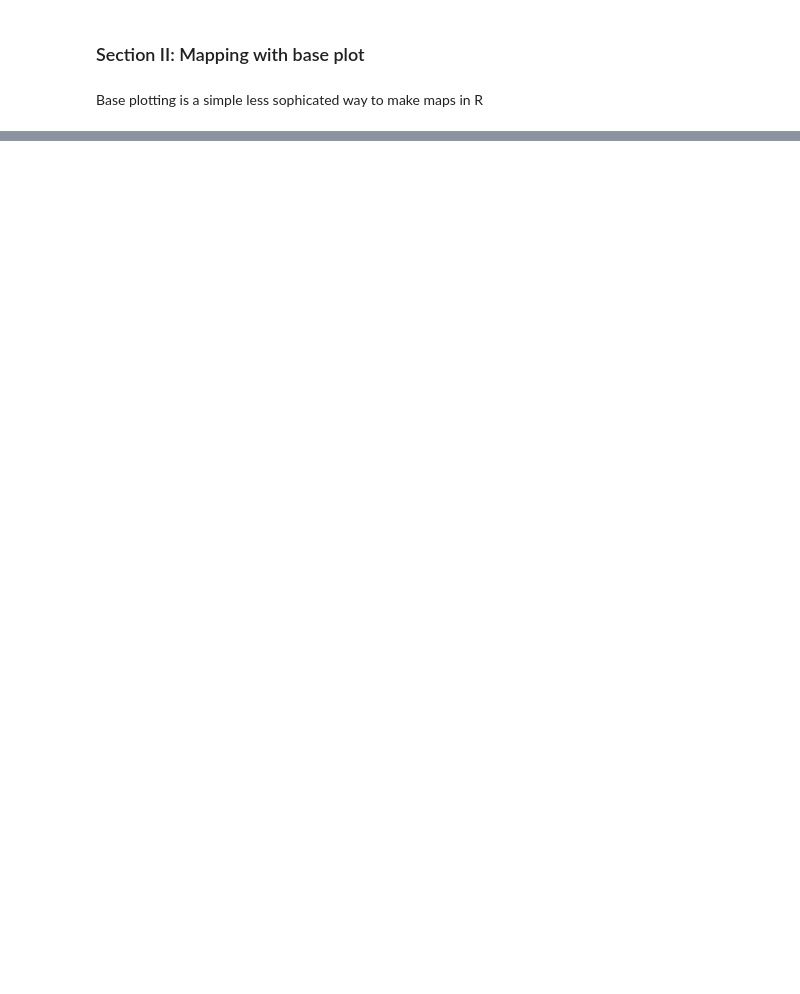
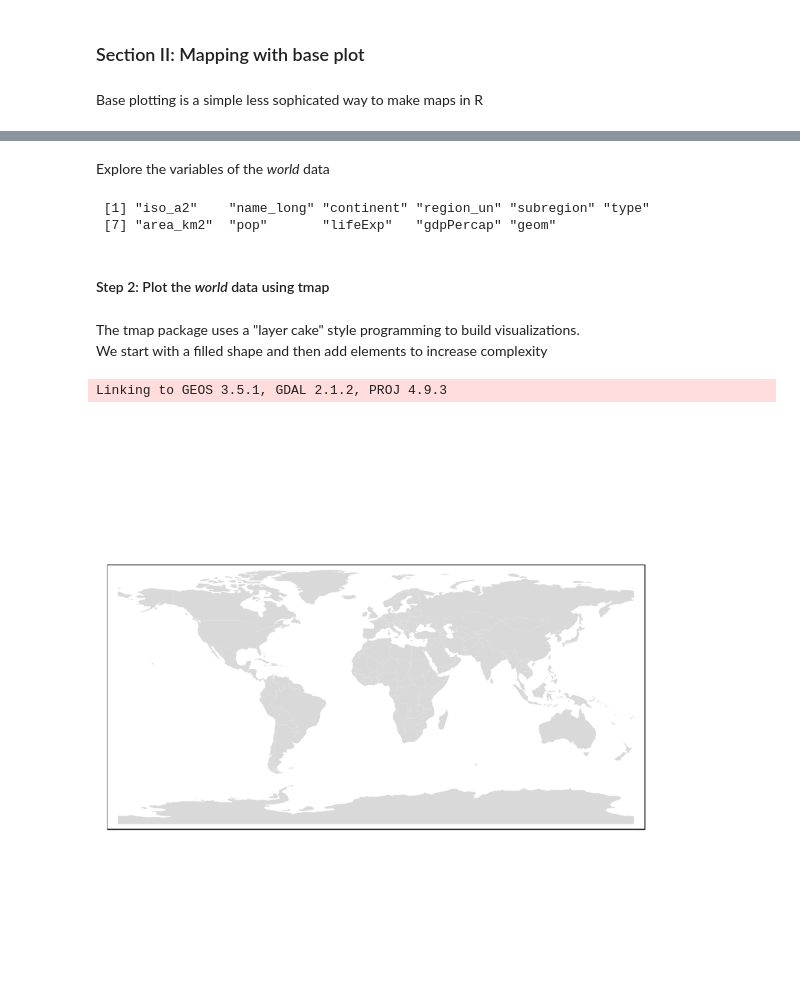
Before and after one commit to dorcasmarie/BindeR, a Jupyter notebook: Mapping_in_R.ipynb, the cells around one changed output, grey strips where cells are left out. Saved outputs shown, nothing was run; the diff lists cells and outputs as text; code cells hidden in the pictures; blank space fills up the shorter version.

```diff
--- a/Mapping_in_R.ipynb
+++ b/Mapping_in_R.ipynb
@@ -124,0 +194,20 @@ plot(spointsdf,add=T,col=c('red'),pch=16) # add = T; adds this to existing plot
+# %%
+world <- world
+# %% [markdown]
+Explore the variables of the _world_ data
+# %%
+names(world)
+# %% [output]
+ [1] "iso_a2"    "name_long" "continent" "region_un" "subregion" "type"
+ [7] "area_km2"  "pop"       "lifeExp"   "gdpPercap" "geom"
+# %% [markdown]
+#### Step 2: Plot the _world_ data using  tmap
+# %% [markdown]
+The tmap package uses a "layer cake" style programming to build visualizations. <br>
+We start with a filled shape and then add elements to increase complexity
+# %%
+tm_shape(world) +
+  tm_fill()
+# %% [output]
+Linking to GEOS 3.5.1, GDAL 2.1.2, PROJ 4.9.3
+[figure, added]
```
Also changed, not shown: parts of 38 cells of this notebook, 1 other file.
